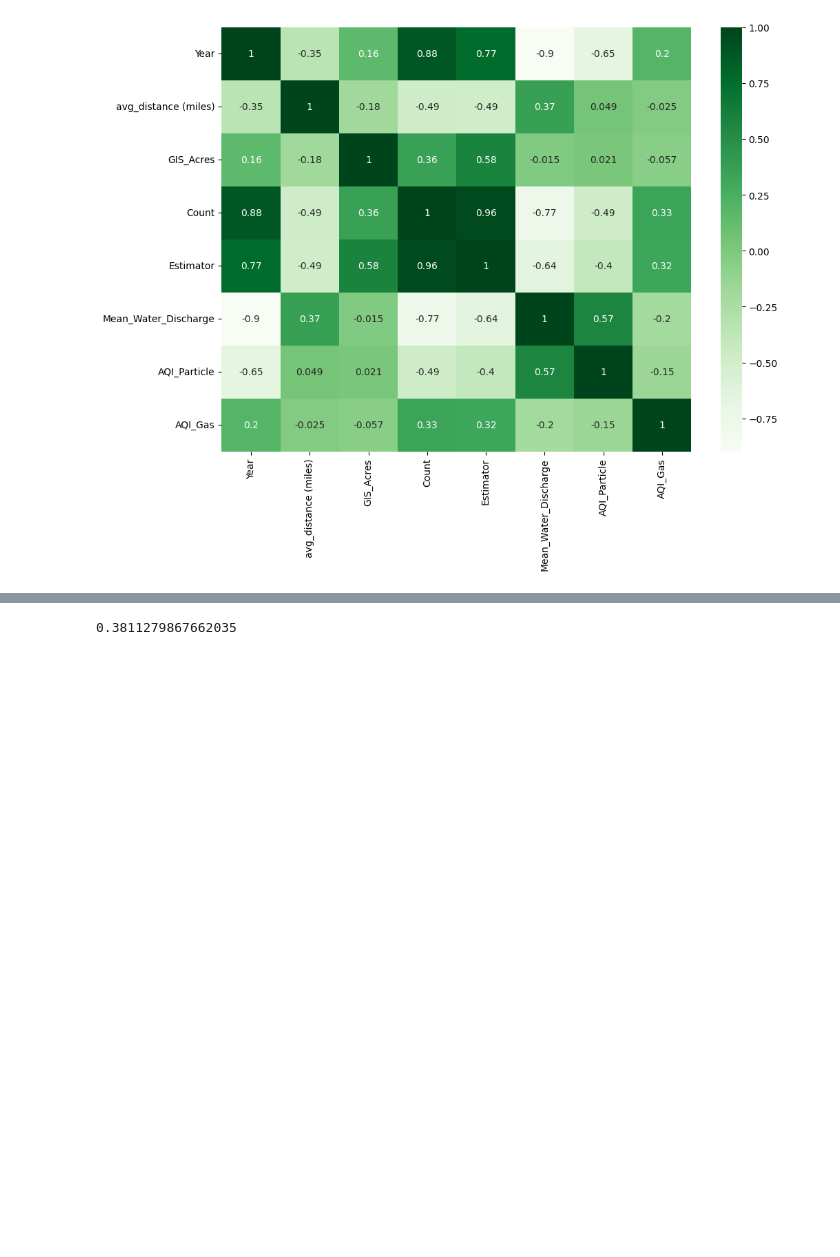
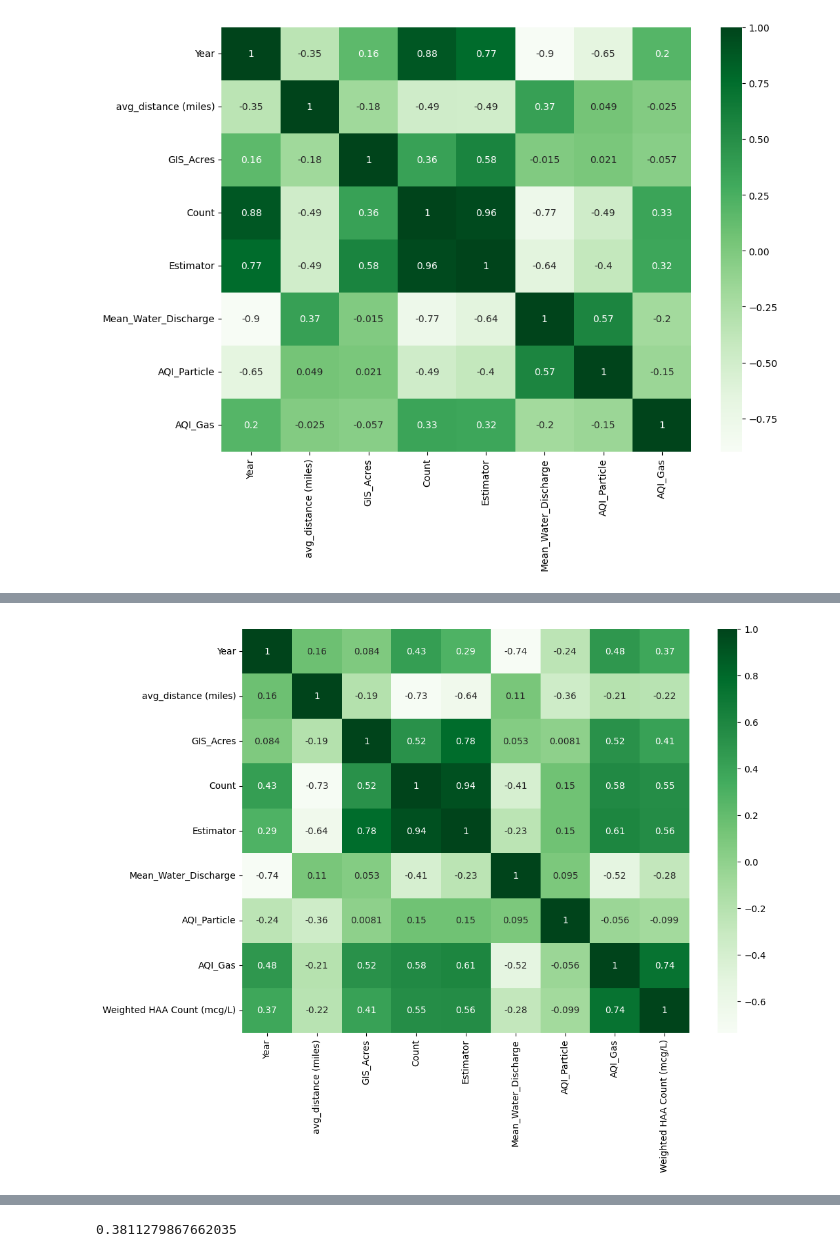
Before and after one commit to hww1999/UW_MSDS_Data512_Au23_Project, a Jupyter notebook: Part_2_Extension_Plan/part2_annual_analysis.ipynb, the cells around one changed output, grey strips where cells are left out. Drawn from its saved outputs; the diff is of its cells as text; code cells hidden in the pictures; blank space fills up the shorter version.

```diff
--- a/Part_2_Extension_Plan/part2_annual_analysis.ipynb
+++ b/Part_2_Extension_Plan/part2_annual_analysis.ipynb
@@ -163,7 +130,13 @@ for i in range(df_h.shape[0]):
 df_h['Weighted HAA Count (mcg/L)'] = tmp * df_h['HAA-SystemsCount (mcg/L)']
 df_h = df_h.groupby(by='Year')['Weighted HAA Count (mcg/L)'].sum().reset_index()
 # %%
-# # check correlation on TTHM with fire/water discharge
+# check correlation on HAA5 with fire/water discharge
 
-# X_t = X.merge(df_t, on='Year')
-# X_t.corr()
+X_h = X.merge(df_h, on='Year')
+
+corr_h = X_h.corr()
+plt.figure(figsize=(11,8))
+sns.heatmap(corr_h, cmap="Greens",annot=True)
+plt.show()
+# %% [output]
+[figure, added]
```
Also changed, not shown: parts of 12 cells of this notebook.
